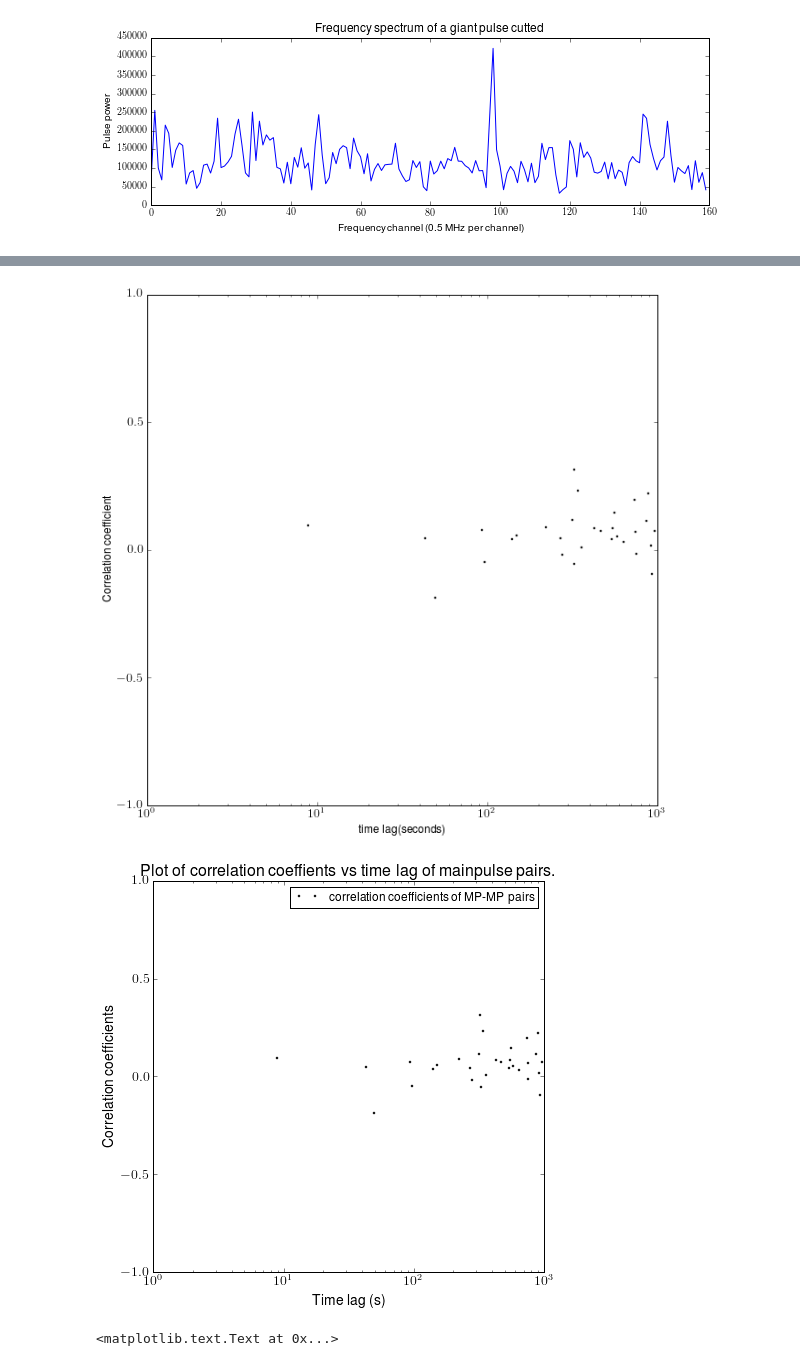
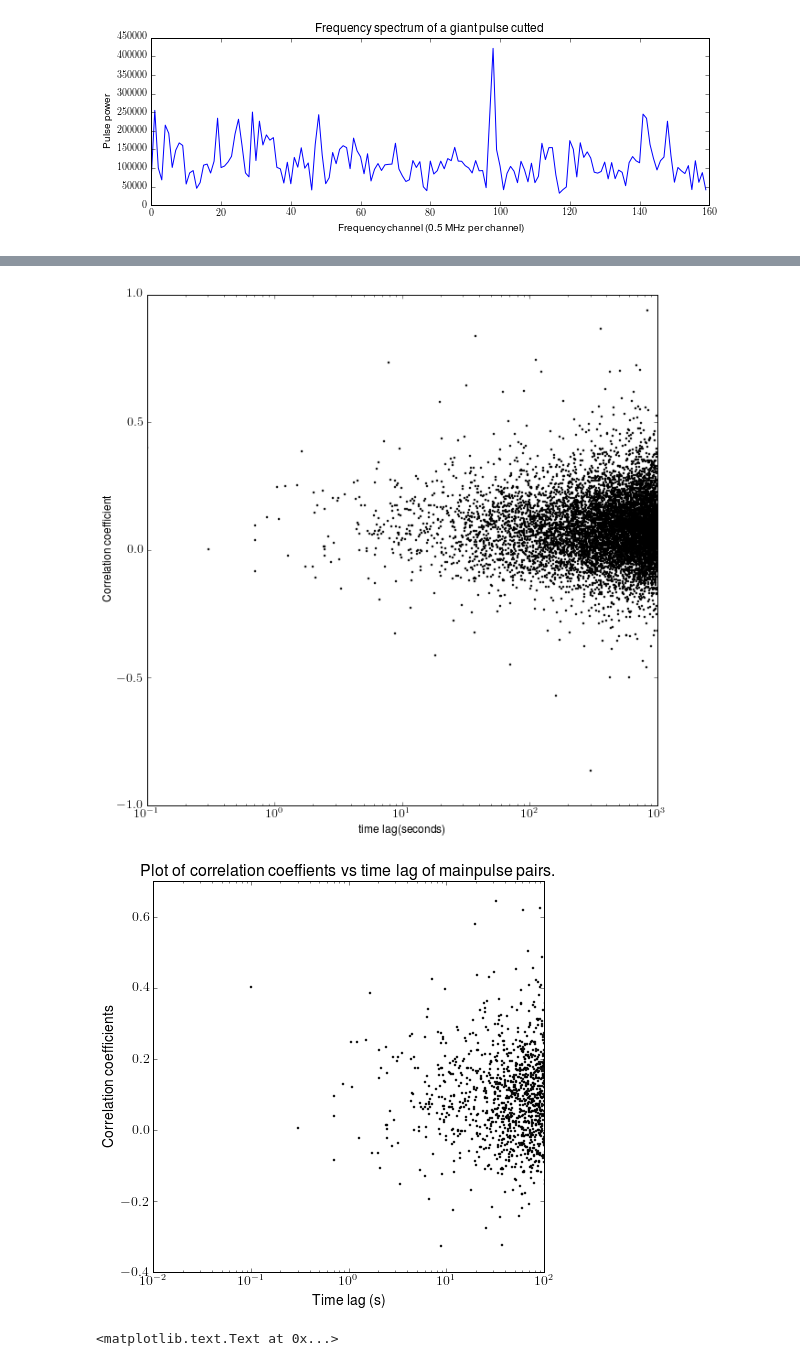
Before and after one commit to xiaozhengxu/scint_analysis, a Jupyter notebook: EVN_crab/Get Corde's plot.ipynb, the cells around one changed output, grey strips where cells are left out. Saved outputs shown, nothing was run; the diff lists cells and outputs as text; code cells hidden in the pictures.

```diff
--- a/EVN_crab/Get Corde's plot.ipynb
+++ b/EVN_crab/Get Corde's plot.ipynb
@@ -251,36 +251,37 @@ for i,time_string1 in enumerate(interpulses[:-1]):
 
 np.save('./figures/correlation_coeff/ctvalues_aug11_MP-IP-32-n.npy',ctvalues)
 # %%
-# ctvalues = np.load('./figures/correlation_coeff/{}_{}ctvaluesef_jul20_mainpulses-n.npy'.format(text_name,nchan))
+ctvalues = np.load('./figures/correlation_coeff/ctvalues_aug11_MP-MP-32-n.npy')
 # np.save('./figures/correlation_coeff/{}_{}ctvaluesef_jul5.npy'.format(text_name,nchan),ctvalues)
 
 figure(figsize = (10,10))
 semilogx(ctvalues[:,1],ctvalues[:,0],'ok',markersize = 2)
 xlabel('time lag(seconds)',fontsize = 12)
 ylim(-1.,1)
 ylabel('Correlation coefficient',fontsize = 12)
 tick_params(axis='both', which='major', labelsize=14)
 
 bin_no = 10
 time_values = ctvalues[:,1]
 cvalues = ctvalues[:,0]
 time_values[np.isnan(cvalues)]=0
 cvalues[np.isnan(cvalues)]=0
 bins = np.logspace(-6,3,bin_no)
 bin_means = np.histogram(time_values,bins,weights = cvalues,density = False)[0]/np.histogram(time_values,bins,density = False)[0]
 
 figure(figsize = (7,7))
 # semilogx((bins[:-1]+bins[1:])/2,bin_means,'-',label = 'averaged data points'.format(bin_no))
 semilogx(time_values,cvalues,'ok',markersize = 2,label = 'correlation coefficients of MP-MP pairs')
-legend()
+# legend()
 title('Plot of correlation coeffients vs time lag of mainpulse pairs.'.format(nchan),fontsize = 16)
 xlabel('Time lag (s)',fontsize = 14)
-ylim(-1.,1)
+ylim(-.4,.7)
+xlim(0.01,100)
 ylabel('Correlation coefficients',fontsize=14)
 tick_params(axis='both', which='major', labelsize=14)
 # %% [output]
-[figure, old version]
+[figure, new version]
-[figure, old version]
+[figure, new version]
 # %%
 figure(figsize = (10,3))
 plot(fgp1[0]/fgp1[0].mean()-1.,label = 'pulse1',color = colors[0])
```
Also changed, not shown: parts of 5 cells of this notebook, 18 other files.
